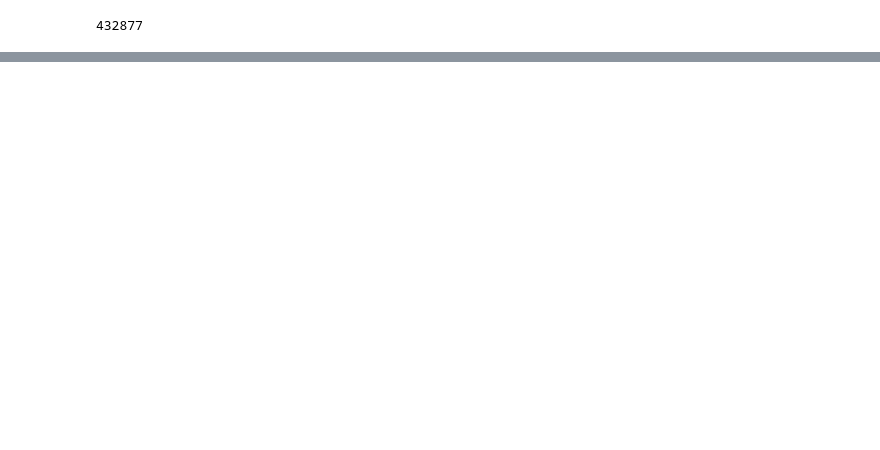
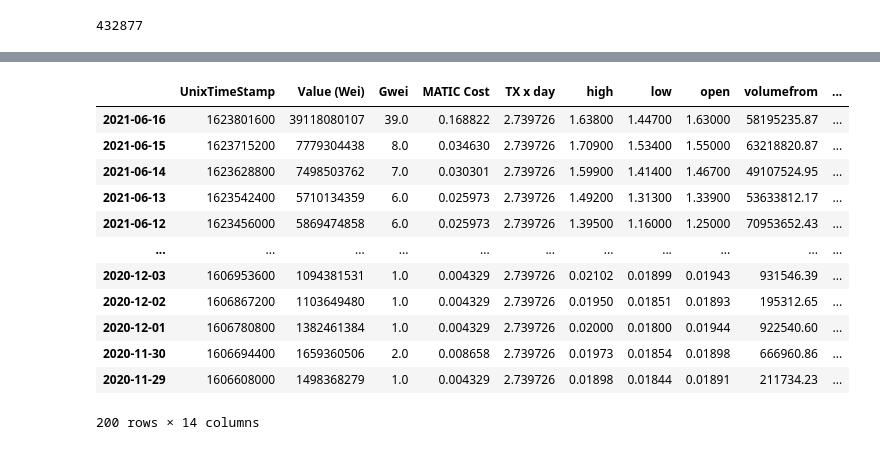
Before and after one commit to gonzalobellino/polygon_metrics, a Jupyter notebook: polygon_metrics.ipynb, the cells around one changed output, grey strips where cells are left out. Saved outputs shown, nothing was run; the diff lists cells and outputs as text; code cells hidden in the pictures; blank space fills up the shorter version.

```diff
--- a/polygon_metrics.ipynb
+++ b/polygon_metrics.ipynb
@@ -40,0 +79,18 @@ df.head(200)
+# %%
+mergedDf['u$s'] = mergedDf['MATIC Cost'] * mergedDf['close']
+mergedDf['u$s'].sum()
+mergedDf.head(200)
+# %% [output]
+|  | UnixTimeStamp | Value (Wei) | Gwei | MATIC Cost | TX x day | high | low | open | volumefrom | ... |
+| 2021-06-16 | 1623801600 | 39118080107 | 39.0 | 0.168822 | 2.739726 | 1.63800 | 1.44700 | 1.63000 | 58195235.87 | ... |
+| 2021-06-15 | 1623715200 | 7779304438 | 8.0 | 0.034630 | 2.739726 | 1.70900 | 1.53400 | 1.55000 | 63218820.87 | ... |
+| 2021-06-14 | 1623628800 | 7498503762 | 7.0 | 0.030301 | 2.739726 | 1.59900 | 1.41400 | 1.46700 | 49107524.95 | ... |
+| 2021-06-13 | 1623542400 | 5710134359 | 6.0 | 0.025973 | 2.739726 | 1.49200 | 1.31300 | 1.33900 | 53633812.17 | ... |
+| 2021-06-12 | 1623456000 | 5869474858 | 6.0 | 0.025973 | 2.739726 | 1.39500 | 1.16000 | 1.25000 | 70953652.43 | ... |
+| ... | ... | ... | ... | ... | ... | ... | ... | ... | ... | ... |
+| 2020-12-03 | 1606953600 | 1094381531 | 1.0 | 0.004329 | 2.739726 | 0.02102 | 0.01899 | 0.01943 | 931546.39 | ... |
+| 2020-12-02 | 1606867200 | 1103649480 | 1.0 | 0.004329 | 2.739726 | 0.01950 | 0.01851 | 0.01893 | 195312.65 | ... |
+| 2020-12-01 | 1606780800 | 1382461384 | 1.0 | 0.004329 | 2.739726 | 0.02000 | 0.01800 | 0.01944 | 922540.60 | ... |
+| 2020-11-30 | 1606694400 | 1659360506 | 2.0 | 0.008658 | 2.739726 | 0.01973 | 0.01854 | 0.01898 | 666960.86 | ... |
+| 2020-11-29 | 1606608000 | 1498368279 | 1.0 | 0.004329 | 2.739726 | 0.01898 | 0.01844 | 0.01891 | 211734.23 | ... |
+200 rows × 14 columns
```
Also changed, not shown: parts of 12 cells of this notebook.
